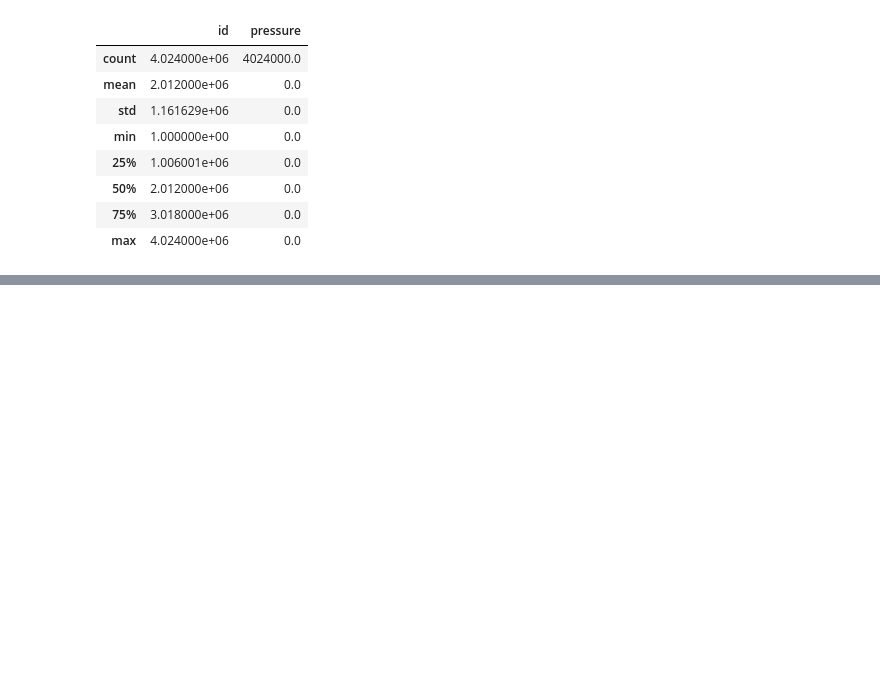
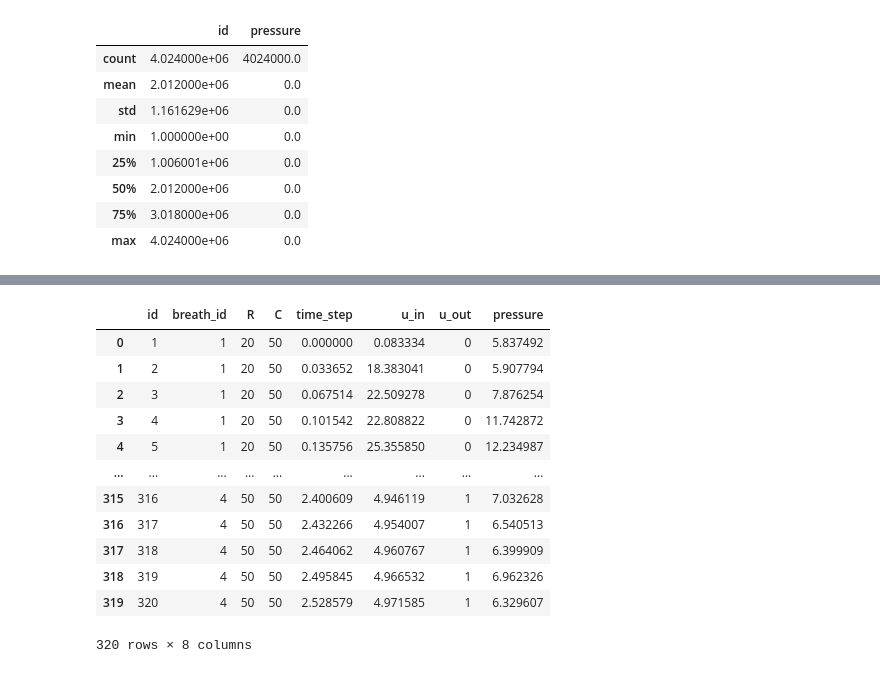
Before and after one commit to fola789/Ventilator-Pressure-Prediction, a Jupyter notebook: VPP.IPYNB, the cells around one changed output, grey strips where cells are left out. Saved outputs shown, nothing was run; the diff lists cells and outputs as text; code cells hidden in the pictures; blank space fills up the shorter version.

```diff
--- a/VPP.IPYNB
+++ b/VPP.IPYNB
@@ -192,0 +274,16 @@ submission.describe()
+# %%
+display(df)
+# %% [output]
+|  | id | breath_id | R | C | time_step | u_in | u_out | pressure |
+| 0 | 1 | 1 | 20 | 50 | 0.000000 | 0.083334 | 0 | 5.837492 |
+| 1 | 2 | 1 | 20 | 50 | 0.033652 | 18.383041 | 0 | 5.907794 |
+| 2 | 3 | 1 | 20 | 50 | 0.067514 | 22.509278 | 0 | 7.876254 |
+| 3 | 4 | 1 | 20 | 50 | 0.101542 | 22.808822 | 0 | 11.742872 |
+| 4 | 5 | 1 | 20 | 50 | 0.135756 | 25.355850 | 0 | 12.234987 |
+| ... | ... | ... | ... | ... | ... | ... | ... | ... |
+| 315 | 316 | 4 | 50 | 50 | 2.400609 | 4.946119 | 1 | 7.032628 |
+| 316 | 317 | 4 | 50 | 50 | 2.432266 | 4.954007 | 1 | 6.540513 |
+| 317 | 318 | 4 | 50 | 50 | 2.464062 | 4.960767 | 1 | 6.399909 |
+| 318 | 319 | 4 | 50 | 50 | 2.495845 | 4.966532 | 1 | 6.962326 |
+| 319 | 320 | 4 | 50 | 50 | 2.528579 | 4.971585 | 1 | 6.329607 |
+320 rows × 8 columns
```
Also changed, not shown: parts of 13 cells of this notebook.
